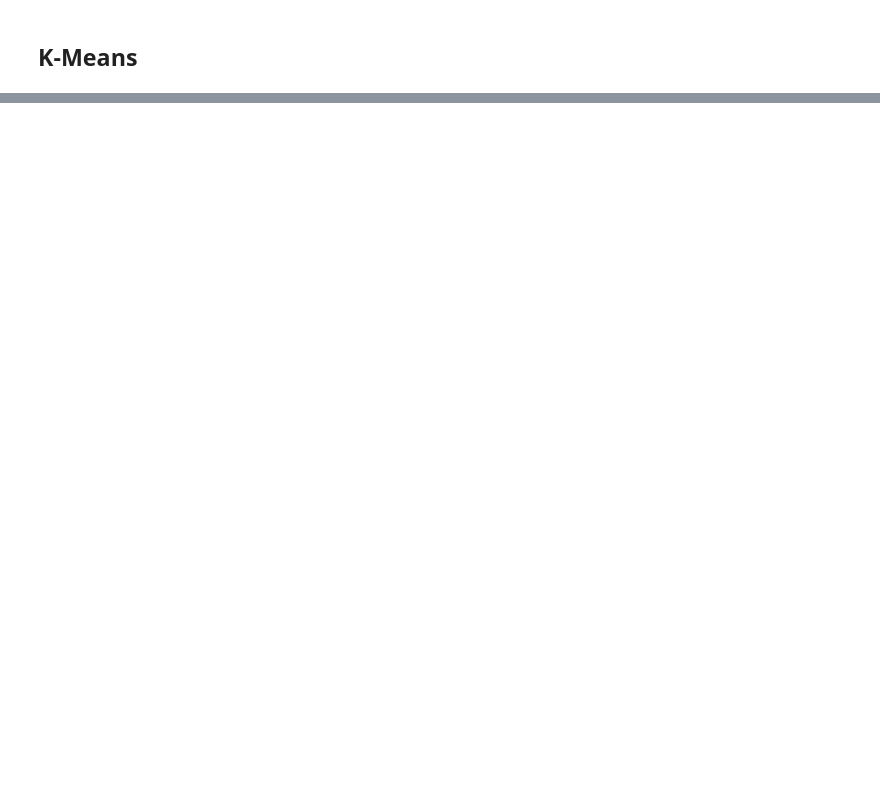
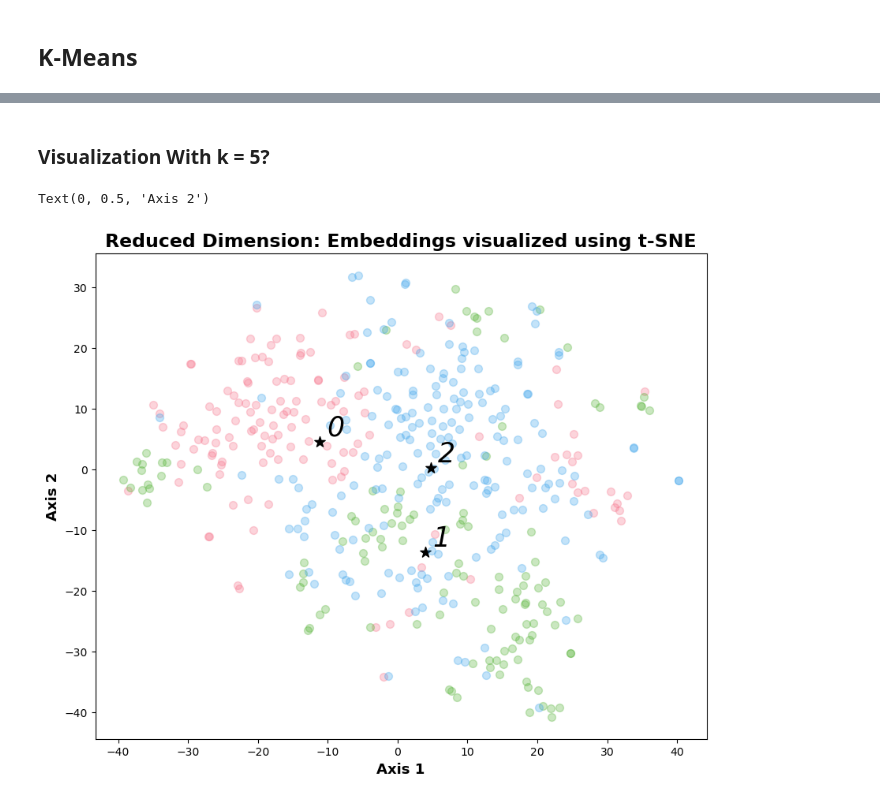
Before and after one commit to ZejiaYang/Abstract_clustering, a Jupyter notebook: notebook/embed.ipynb, the cells around one changed output, grey strips where cells are left out. Saved outputs shown, nothing was run; the diff lists cells and outputs as text; code cells hidden in the pictures; blank space fills up the shorter version.

```diff
--- a/notebook/embed.ipynb
+++ b/notebook/embed.ipynb
@@ -157,0 +154,32 @@ combine[f'{num_cluster}_Cluster']=y
+# %% [markdown]
+### Visualization With k = 5?
+# %%
+plt.rcParams['figure.figsize'] = (10, 8)
+
+tsne = TSNE(n_components=2, perplexity=15, random_state=42, init='random', learning_rate=200)
+#tsne = TSNE(n_components=2)
+vis_dims2 = tsne.fit_transform(matrix)
+
+x = [x for x,y in vis_dims2]
+y = [y for x,y in vis_dims2]
+
+#palette = sns.color_palette("inferno", num_cluster).as_hex()
+palette = sns.color_palette("husl", num_cluster).as_hex()
+
+for category, color in enumerate(palette):
+    xs = np.array(x)[combine[f'{num_cluster}_Cluster']==category]
+    ys = np.array(y)[combine[f'{num_cluster}_Cluster']==category]
+    plt.scatter(xs, ys, color=color, alpha=0.3, s=50)
+
+    avg_x = xs.mean()
+    avg_y = ys.mean()
+
+    plt.scatter(avg_x - 1, avg_y - 1, marker='*', color='black', s = 100)
+    plt.text(avg_x, avg_y, category, color='black', fontsize=25, fontstyle="italic")
+plt.title("Reduced Dimension: Embeddings visualized using t-SNE", size=17, fontweight="bold")
+plt.xlabel('Axis 1',size=13, fontweight="bold")
+plt.ylabel('Axis 2',size=13, fontweight="bold")
+#plt.savefig(f"{num_cluster} with t-SNE")
+# %% [output]
+Text(0, 0.5, 'Axis 2')
+[figure, added]
```
Also changed, not shown: parts of 28 cells of this notebook, 13 other files.
